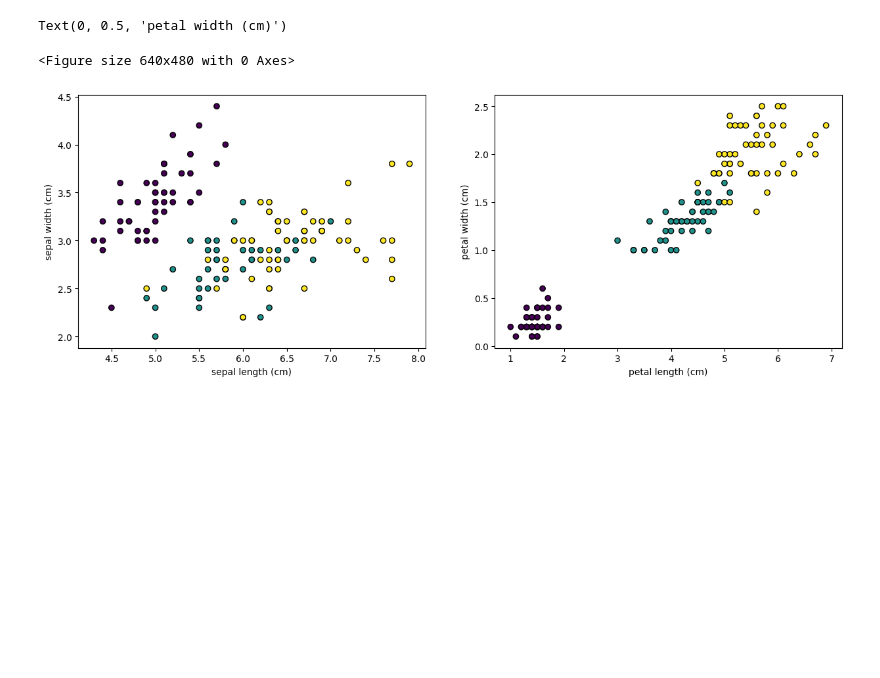
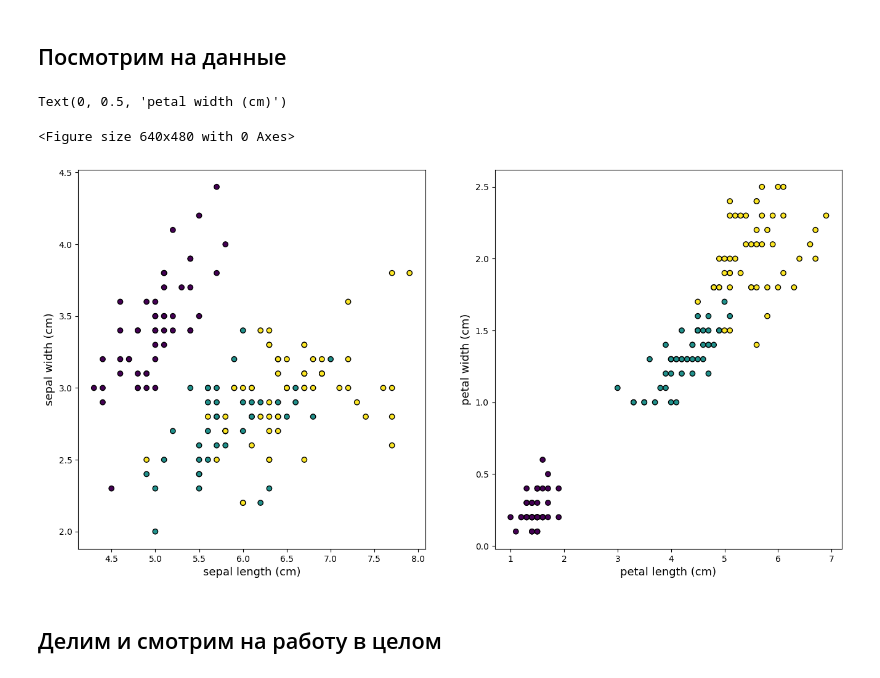
Before and after one commit to CuSynth/mlcourse, a Jupyter notebook: task 1/solution.ipynb, the cells around one changed output. Drawn from its saved outputs; the diff is of its cells as text; code cells hidden in the pictures; blank space fills up the shorter version.

```diff
--- a/task 1/solution.ipynb
+++ b/task 1/solution.ipynb
@@ -20,22 +19,24 @@ Image('task 1.png')
 iris = datasets.load_iris()
 X = iris.data
 y = iris.target
+# %% [markdown]
+## Посмотрим на данные
 # %%
 feature_names = iris.feature_names
 
 plt.clf()
-fig = plt.figure(figsize=(15, 5))
+fig = plt.figure(figsize=(16, 8))
 
 sep_plt = fig.add_subplot(121)
 sep_plt.scatter(X[:, 0], X[:, 1], c=y, edgecolor="k")
-sep_plt.set_xlabel(feature_names[0])
-sep_plt.set_ylabel(feature_names[1])
+sep_plt.set_xlabel(feature_names[0], fontsize=13)
+sep_plt.set_ylabel(feature_names[1], fontsize=13)
 
 pet_plt = fig.add_subplot(122)
 pet_plt.scatter(X[:, 2], X[:, 3], c=y, edgecolor="k")
-pet_plt.set_xlabel(feature_names[2])
-pet_plt.set_ylabel(feature_names[3])
+pet_plt.set_xlabel(feature_names[2], fontsize=13)
+pet_plt.set_ylabel(feature_names[3], fontsize=13)
 # %% [output]
 Text(0, 0.5, 'petal width (cm)')
 <Figure size 640x480 with 0 Axes>
-[figure, old version]
+[figure, new version]
@@ -57,0 +43,2 @@ for window in tqdm(windows):
+# %% [markdown]
+## Делим и смотрим на работу в целом
```
Also changed, not shown: parts of 18 cells of this notebook, 1 other file.
